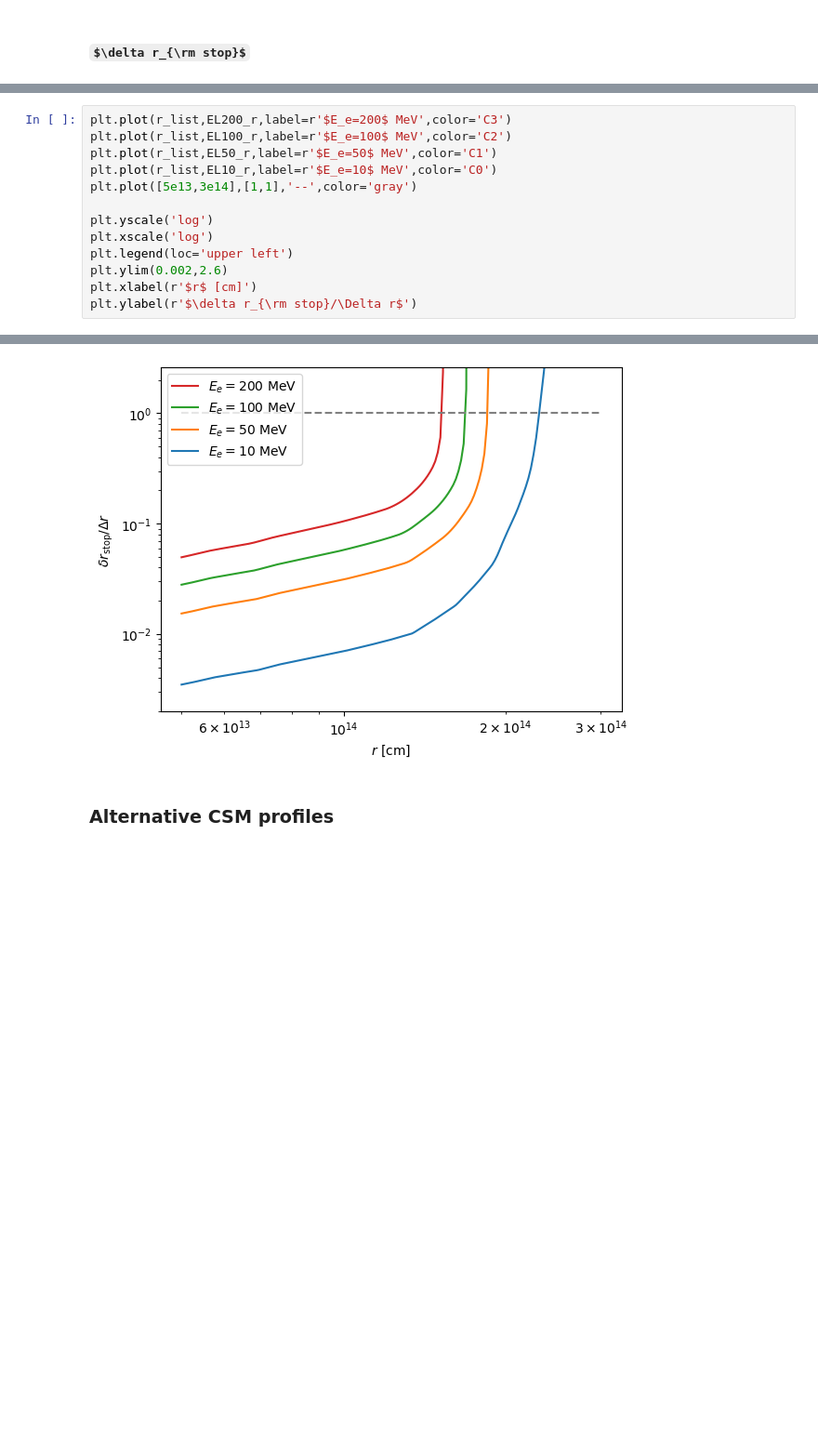
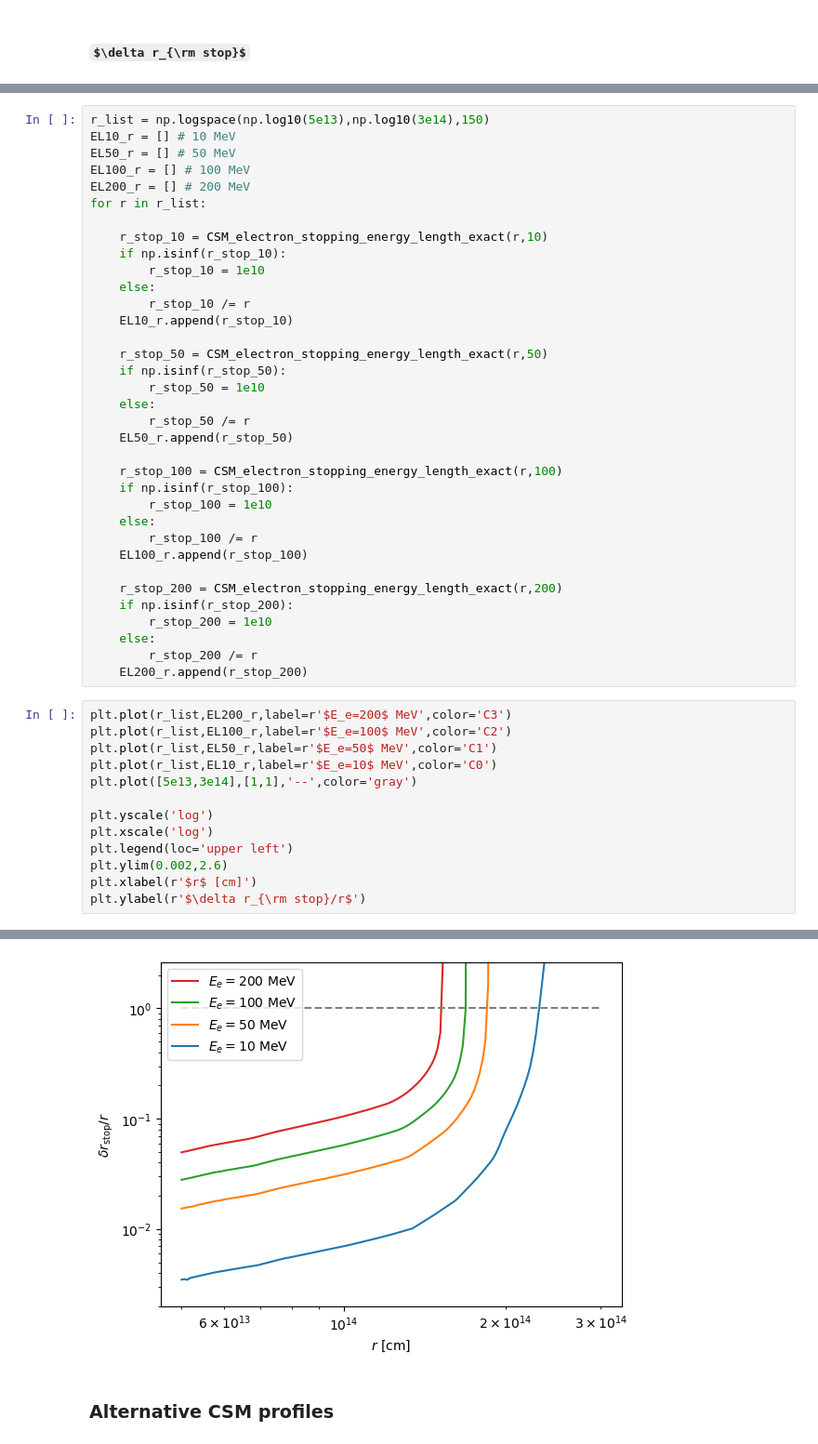
Before and after one commit to yenhsunlin/CSM_DP, a Jupyter notebook: plots.ipynb, the cells around one changed output, grey strips where cells are left out. Shown at 93% size. Drawn from its saved outputs; the diff is of its cells as text; some formulas as TeX source; blank space fills up the shorter version.

```diff
--- a/plots.ipynb
+++ b/plots.ipynb
@@ -461,3 +448,38 @@ for r in r_list:
+# %%
+r_list = np.logspace(np.log10(5e13),np.log10(3e14),150)
+EL10_r = [] # 10 MeV
+EL50_r = [] # 50 MeV
+EL100_r = [] # 100 MeV
+EL200_r = [] # 200 MeV
+for r in r_list:
+
+    r_stop_10 = CSM_electron_stopping_energy_length_exact(r,10)
+    if np.isinf(r_stop_10):
+        r_stop_10 = 1e10
+    else:
+        r_stop_10 /= r
+    EL10_r.append(r_stop_10)
+
+    r_stop_50 = CSM_electron_stopping_energy_length_exact(r,50)
+    if np.isinf(r_stop_50):
+        r_stop_50 = 1e10
+    else:
+        r_stop_50 /= r
+    EL50_r.append(r_stop_50)
+
+    r_stop_100 = CSM_electron_stopping_energy_length_exact(r,100)
+    if np.isinf(r_stop_100):
+        r_stop_100 = 1e10
+    else:
+        r_stop_100 /= r
+    EL100_r.append(r_stop_100)
+
+    r_stop_200 = CSM_electron_stopping_energy_length_exact(r,200)
+    if np.isinf(r_stop_200):
+        r_stop_200 = 1e10
+    else:
+        r_stop_200 /= r
+    EL200_r.append(r_stop_200)
 # %%
 plt.plot(r_list,EL200_r,label=r'$E_e=200$ MeV',color='C3')
 plt.plot(r_list,EL100_r,label=r'$E_e=100$ MeV',color='C2')
@@ -470,5 +492,5 @@ plt.xscale('log')
 plt.legend(loc='upper left')
 plt.ylim(0.002,2.6)
 plt.xlabel(r'$r$ [cm]')
-plt.ylabel(r'$\delta r_{\rm stop}/\Delta r$')
+plt.ylabel(r'$\delta r_{\rm stop}/r$')
 # %% [output]
@@ -476,4 +498,4 @@ Text(0, 0.5, '$\\delta r_{\\rm stop}/\\Delta r$')
-[figure, old version]
+[figure, new version]
 # %% [markdown]
 ### Alternative CSM profiles
 # %%
```
Also changed, not shown: parts of 11 cells of this notebook.
